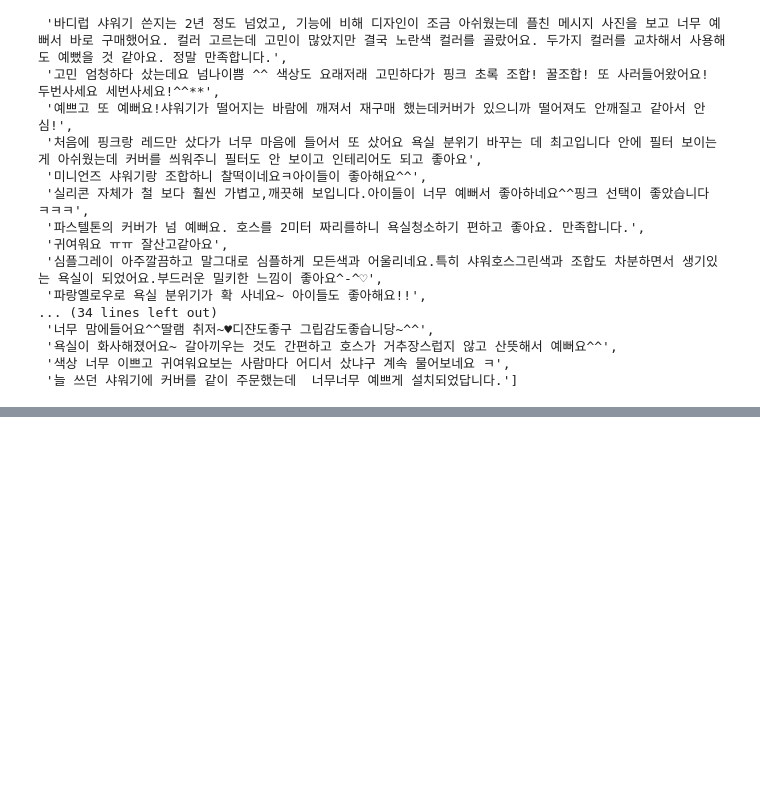
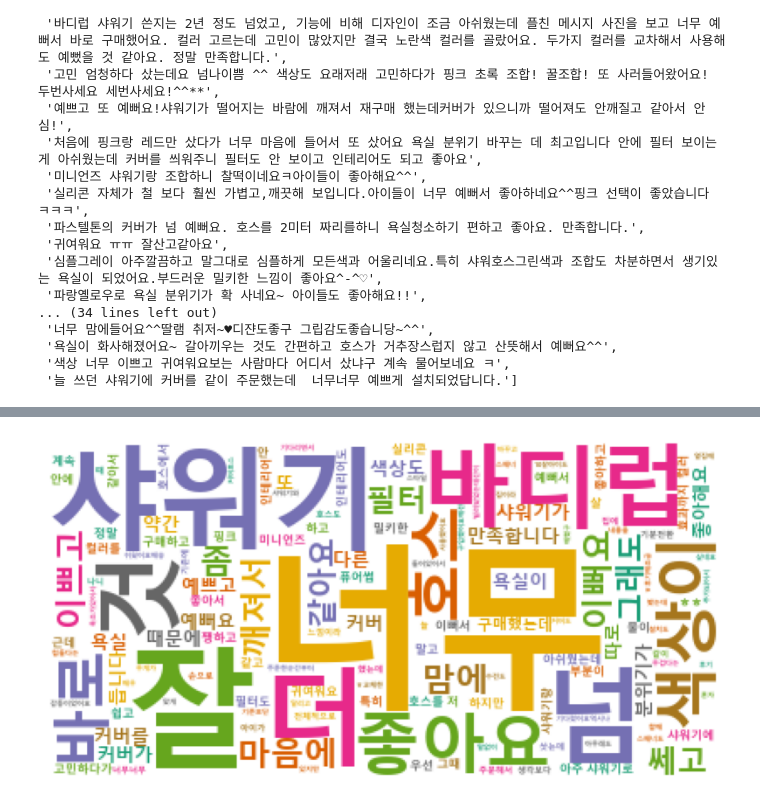
Before and after one commit to Rangbit/Python_study, a Jupyter notebook: Clawling/03바디럽페이지 데이터수집.ipynb, the cells around one changed output, grey strips where cells are left out. Saved outputs shown, nothing was run; the diff lists cells and outputs as text; code cells hidden in the pictures; blank space fills up the shorter version.

```diff
--- a/Clawling/03바디럽페이지 데이터수집.ipynb
+++ b/Clawling/03바디럽페이지 데이터수집.ipynb
@@ -151,0 +179,6 @@ from tqdm import tqdm_notebook as tq
+# %%
+f = open('컬러샤워기.txt', 'r', encoding='utf-8')
+data = f.read()
+f.close()
+
+print(data)
@@ -151,0 +248,4 @@ from tqdm import tqdm_notebook as tq
+# %%
+wc = WordCloud(font_path = 'C:/indows/Fonts/malgunbd.ttf', background_color='white',
+               colormap='Dark2').generate(data)
+wc.words_
@@ -151,0 +270,7 @@ from tqdm import tqdm_notebook as tq
+# %%
+plt.figure(figsize = (12,5))
+plt.axis('off')
+plt.imshow(wc)
+plt.savefig('./워드클라우드결과.png') #이미지결과 저장
+# %% [output]
+[figure, added]
```
Also changed, not shown: parts of 10 cells of this notebook, 2 other files.
